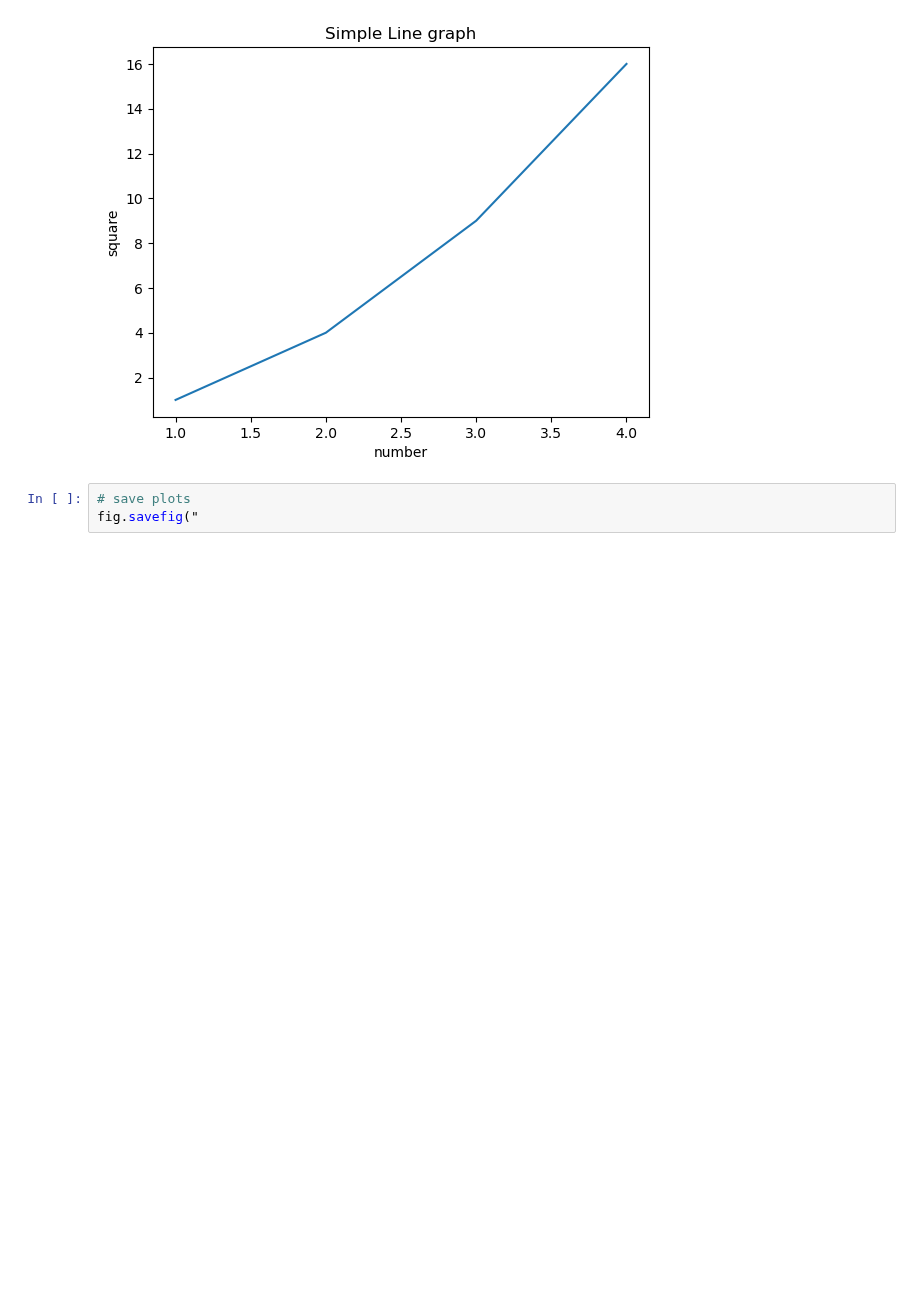
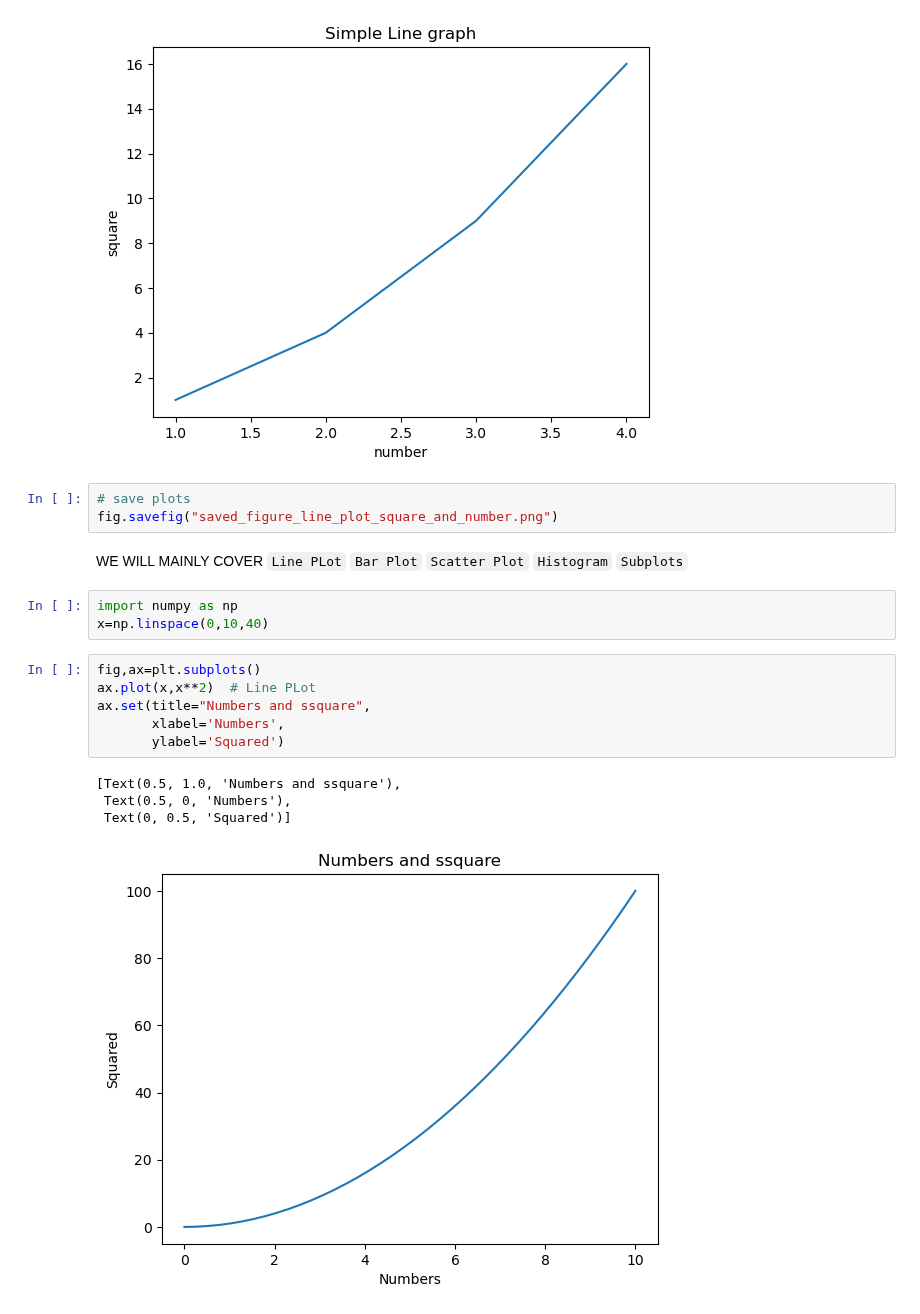
Before and after one commit to FairozAhmadSheikh/Machine_and_Deep_Learning_Basic_To_Advance, a Jupyter notebook: revision_matplotlib.ipynb, the cells around one changed output. Cells and saved outputs as stored; diff of their text form; blank space fills up the shorter version.

Commit message:
bar scatter etc plotted

```diff
--- a/revision_matplotlib.ipynb
+++ b/revision_matplotlib.ipynb
@@ -41,4 +41,25 @@ ax.set(title="Simple Line graph",
 [figure]
 # %%
 # save plots
-fig.savefig("
+fig.savefig("saved_figure_line_plot_square_and_number.png")
+# %% [markdown]
+WE WILL MAINLY COVER
+    `Line PLot`
+    `Bar Plot`
+    `Scatter Plot`
+    `Histogram`
+    `Subplots`
+# %%
+import numpy as np
+x=np.linspace(0,10,40)
+# %%
+fig,ax=plt.subplots()
+ax.plot(x,x**2)  # Line PLot
+ax.set(title="Numbers and ssquare",
+       xlabel='Numbers',
+       ylabel='Squared')
+# %% [output]
+[Text(0.5, 1.0, 'Numbers and ssquare'),
+ Text(0.5, 0, 'Numbers'),
+ Text(0, 0.5, 'Squared')]
+[figure, added]
```
Also changed, not shown: parts of 2 cells of this notebook.
